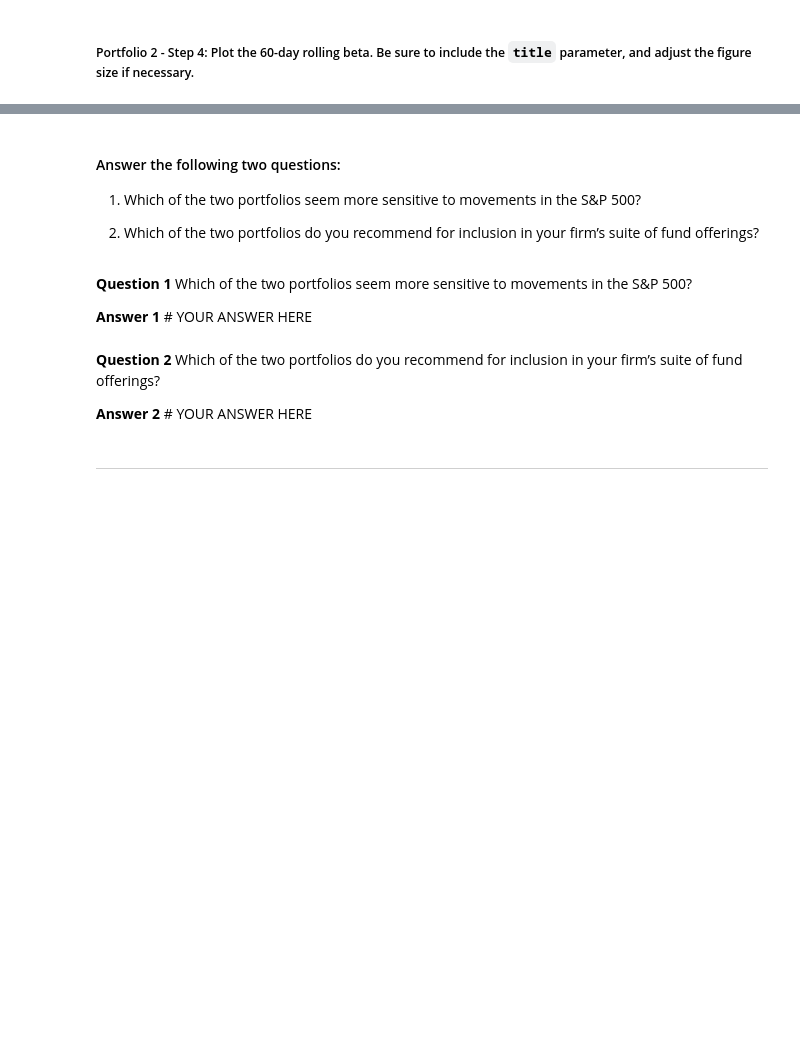
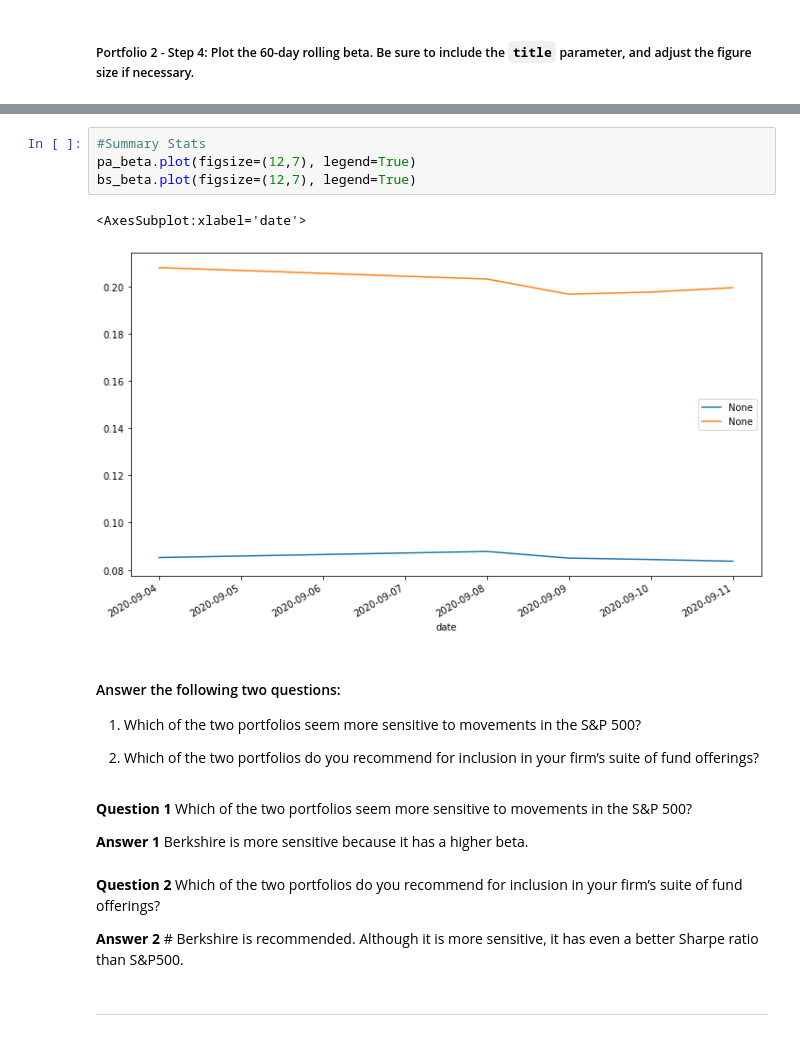
Before and after one commit to ItsFa-tih/Week4-Challange, a Jupyter notebook: risk_return_analysis.ipynb, the cells around one changed output, grey strips where cells are left out. Drawn from its saved outputs; the diff is of its cells as text; blank space fills up the shorter version.

```diff
--- a/risk_return_analysis.ipynb
+++ b/risk_return_analysis.ipynb
@@ -424,3 +479,10 @@ Name: S&P 500, dtype: float64
+# %%
+#Summary Stats
+pa_beta.plot(figsize=(12,7), legend=True)
+bs_beta.plot(figsize=(12,7), legend=True)
+# %% [output]
+<AxesSubplot:xlabel='date'>
+[figure, added]
 # %% [markdown]
 #### Answer the following two questions:
 
@@ -430,10 +492,10 @@ Name: S&P 500, dtype: float64
 # %% [markdown]
 **Question 1** Which of the two portfolios seem more sensitive to movements in the S&P 500?
 
-**Answer 1** # YOUR ANSWER HERE
+**Answer 1** Berkshire is more sensitive because it has a higher beta.
 # %% [markdown]
 **Question 2** Which of the two portfolios do you recommend for inclusion in your firm’s suite of fund offerings?
 
-**Answer 2** # YOUR ANSWER HERE
+**Answer 2** # Berkshire is recommended. Although it is more sensitive, it has even a better Sharpe ratio than S&P500.
 # %% [markdown]
 ---
```
Also changed, not shown: parts of 11 cells of this notebook.
